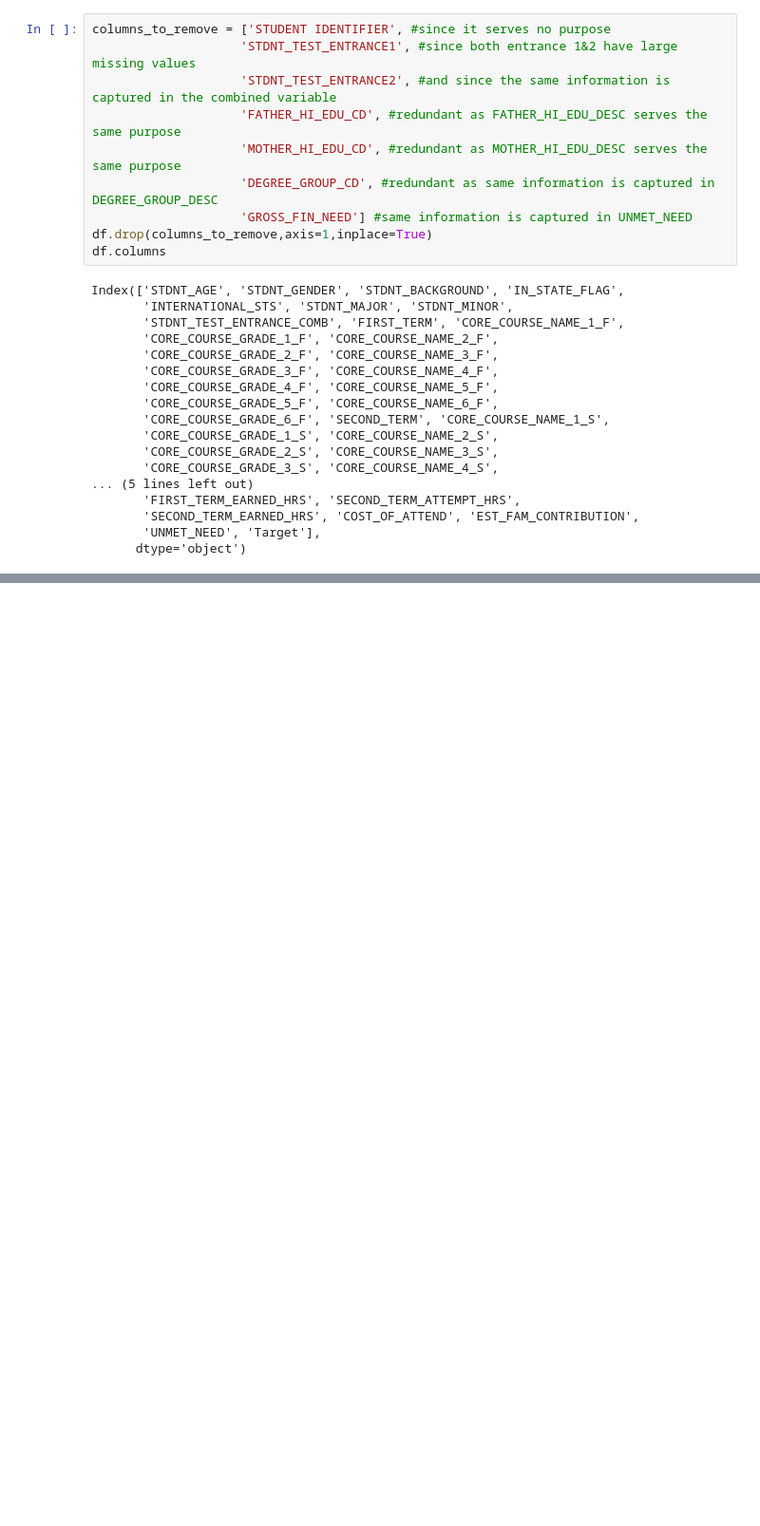
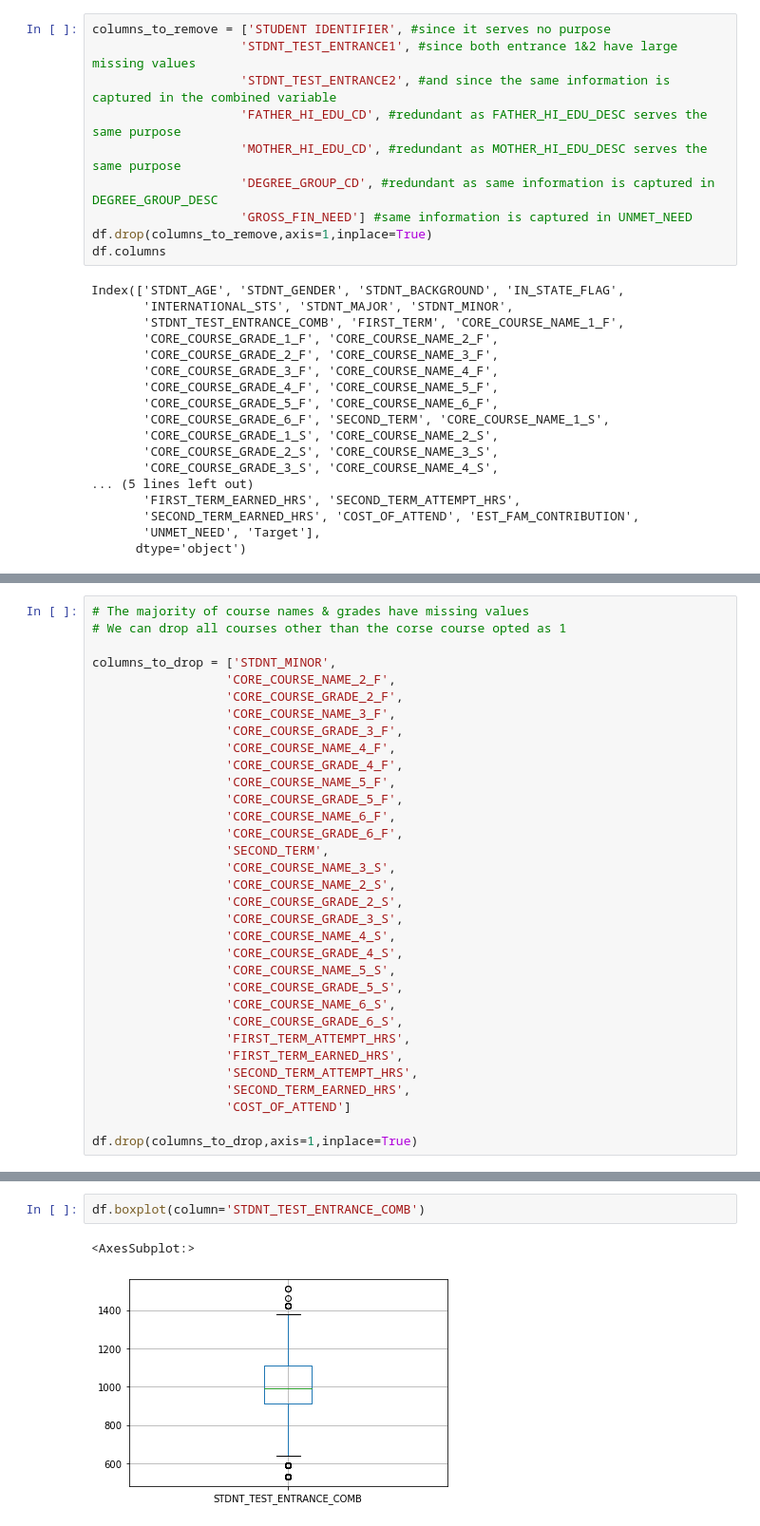
Before and after one commit to Jobin-Nelson/Student_attrition, a Jupyter notebook: src/Student_attrition.ipynb, the cells around one changed output, grey strips where cells are left out. Shown: that part at 95% size. Drawn from its saved outputs; the diff is of its cells as text; blank space fills up the shorter version.

```diff
--- a/src/pilot.ipynb
+++ b/src/Student_attrition.ipynb
@@ -845,0 +917,33 @@ Index(['STDNT_AGE', 'STDNT_GENDER', 'STDNT_BACKGROUND', 'IN_STATE_FLAG',
+# %%
+# The majority of course names & grades have missing values
+# We can drop all courses other than the corse course opted as 1
+
+columns_to_drop = ['STDNT_MINOR',
+                  'CORE_COURSE_NAME_2_F',
+                  'CORE_COURSE_GRADE_2_F',
+                  'CORE_COURSE_NAME_3_F',
+                  'CORE_COURSE_GRADE_3_F',
+                  'CORE_COURSE_NAME_4_F',
+                  'CORE_COURSE_GRADE_4_F',
+                  'CORE_COURSE_NAME_5_F',
+                  'CORE_COURSE_GRADE_5_F',
+                  'CORE_COURSE_NAME_6_F',
+                  'CORE_COURSE_GRADE_6_F',
+                  'SECOND_TERM',
+                  'CORE_COURSE_NAME_3_S',
+                  'CORE_COURSE_NAME_2_S',
+                  'CORE_COURSE_GRADE_2_S',
+                  'CORE_COURSE_GRADE_3_S',
+                  'CORE_COURSE_NAME_4_S',
+                  'CORE_COURSE_GRADE_4_S',
+                  'CORE_COURSE_NAME_5_S',
+                  'CORE_COURSE_GRADE_5_S',
+                  'CORE_COURSE_NAME_6_S',
+                  'CORE_COURSE_GRADE_6_S',
+                  'FIRST_TERM_ATTEMPT_HRS',
+                  'FIRST_TERM_EARNED_HRS',
+                  'SECOND_TERM_ATTEMPT_HRS',
+                  'SECOND_TERM_EARNED_HRS',
+                  'COST_OF_ATTEND']
+
+df.drop(columns_to_drop,axis=1,inplace=True)
@@ -845,0 +984,5 @@ Index(['STDNT_AGE', 'STDNT_GENDER', 'STDNT_BACKGROUND', 'IN_STATE_FLAG',
+# %%
+df.boxplot(column='STDNT_TEST_ENTRANCE_COMB')
+# %% [output]
+<AxesSubplot:>
+[figure, added]
```
Also changed, not shown: parts of 51 cells of this notebook, 3 other files.
